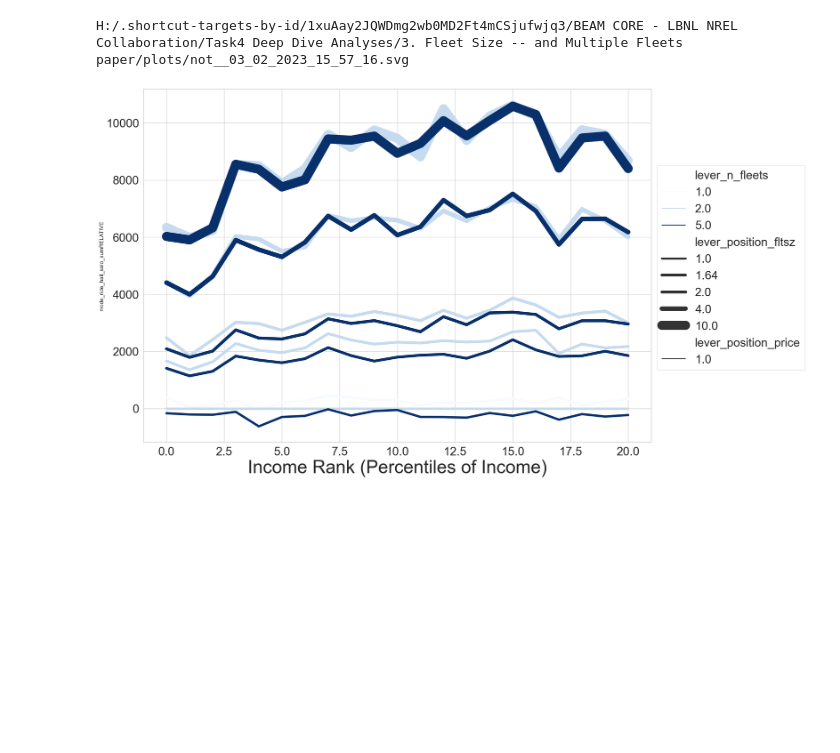
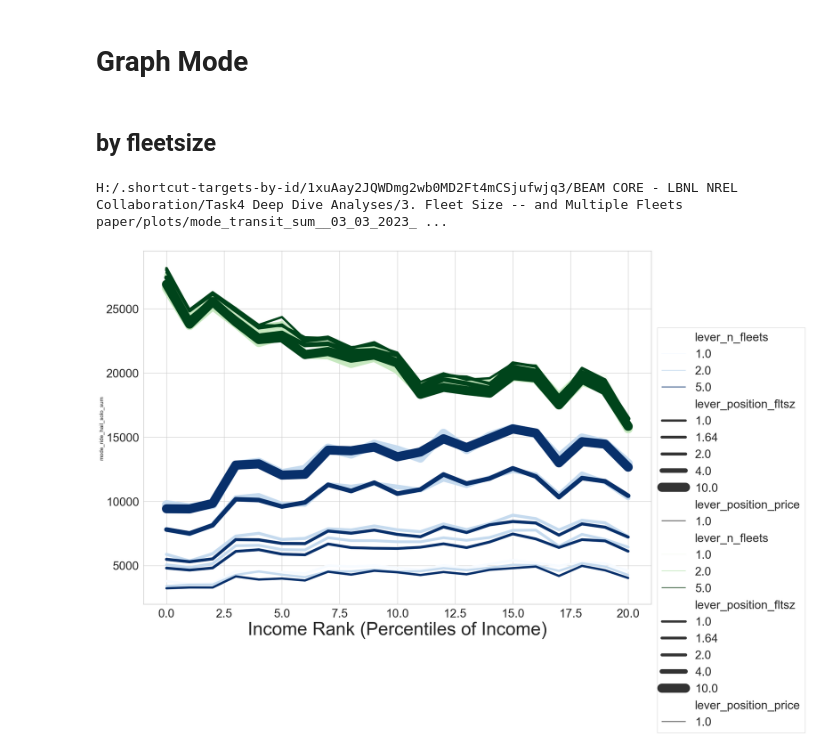
Before and after one commit to LBNL-UCB-STI/beam-core-analysis, a Jupyter notebook: Users/Annika/3MultFleets/PlotsNotLorenz.ipynb, the cells around one changed output. Saved outputs shown, nothing was run; the diff lists cells and outputs as text; code cells hidden in the pictures; blank space fills up the shorter version.

Commit message:
adding price non-lorenz plots

```diff
--- a/Users/Annika/3MultFleets/PlotsNotLorenz.ipynb
+++ b/Users/Annika/3MultFleets/PlotsNotLorenz.ipynb
@@ -18,6 +18,7 @@ path_output = path + 'plots/'
 #df_lorenz = pd.read_csv('C:/Users/annik/tmpOnATBcomputer/sf_2018_stacked_rh_fltsz_price_1.csv')
 #df_lorenz = pd.read_csv('H:/.shortcut-targets-by-id/1xuAay2JQWDmg2wb0MD2Ft4mCSjufwjq3/BEAM CORE - LBNL NREL Collaboration/Task4 Deep Dive Analyses/3. Fleet Size -- and Multiple Fleets paper/data/mult_fleets/sf_2018_stacked_rh_fltsz_price_incRank_1_2_modifiedLeverNumbers.csv')
 df_lorenz = pd.read_csv(path_data + 'sf_2018_stacked_rh_fltsz_price_incRank_1_2_modifiedLeverNumbers.csv')
+df_lorenz['mode_transit_sum'] = df_lorenz['mode_bike_transit_sum'] + df_lorenz['mode_drive_transit_sum']+df_lorenz['mode_walk_transit_sum']
 # %%
 #df_lorenz.info()
 #print(df_lorenz.columns.tolist())
@@ -35,8 +57,11 @@ Make a Relative to Baseline variable
 # %%
 # CHOOSE which to make relative to baseline
-temp_varName = "mode_ride_hail_solo_sum" # Potential_INEXUS_mean
-temp_varNameRel = "mode_ride_hail_solo_sumRELATIVE" #
+temp_varName = "Potential_INEXUS_mean" # Potential_INEXUS_mean
+temp_varNameRel = "Potential_INEXUS_meanRELATIVE" #
 
 df_lorenz['temp_varName_baseOnly'] = df_lorenz[temp_varName].where(df_lorenz['baseline']==1) # only not NA if it's at baseline
 df_lorenz['temp_varName_base'] = df_lorenz.groupby(["incRank"])['temp_varName_baseOnly'].transform('max')
 df_lorenz[temp_varNameRel]=df_lorenz[temp_varName]-df_lorenz['temp_varName_base']
+#df_lorenz.groupby(["incRank"])[temp_varName].describe()
+#df_lorenz.groupby(["incRank"])['temp_varName_base'].describe()
+#df_lorenz[['baseline','incRank',temp_varNameRel,'temp_varName_base','incomeInThousands_mean','Potential_INEXUS_mean','temp_varName_baseOnly','temp_varName_base',temp_varNameRel,'lever_n_fleets', 'lever_position_fltsz','lever_position_price']].head(56)
@@ -61,30 +119,32 @@ H:/.shortcut-targets-by-id/1xuAay2JQWDmg2wb0MD2Ft4mCSjufwjq3/BEAM CORE - LBNL NR
+# %% [markdown]
+# Graph Mode
+# %% [markdown]
+## by fleetsize
 # %%
-t_plot = sns.lineplot(data = df_lorenz.loc[ (df_lorenz['lever_position_price']==1)
-                                           &(df_lorenz['lever_position_fltsz']>=-1)
-                                           &(df_lorenz['lever_n_fleets']>=0)],
-            x = 'incRank',
-            y = temp_varName, #temp_varNameRel
-            hue = 'lever_n_fleets', # hue, style, size
-            style = 'lever_position_price',
-            size ="lever_position_fltsz", sizes=(5,20),
-                      #size_order=["T1", "T2"],
-             #palette = palette,
-            ci=None, linewidth = 6,
-            palette = 'Blues'
-            )
+graph_Data = df_lorenz.loc[ (df_lorenz['lever_position_price']==1)
+                           &(df_lorenz['lever_position_fltsz']>=-1)
+                           &(df_lorenz['lever_n_fleets']>=0)]
+y_variable = 'mode_ride_hail_solo_sum' # mode_ride_hail_solo_sum  mode_transit_sum  mode_ride_hail_pooled_sum mode_ride_hail_solo_sum mode_ridehail_total_sum
+t_plot = sns.lineplot(data = graph_Data, x = 'incRank', y = y_variable, ci=None, linewidth = 6,
+            size ="lever_position_fltsz", sizes=(5,20), hue = 'lever_n_fleets', style = 'lever_position_price',
+            palette = 'Blues')
+y_variable = 'mode_transit_sum' # mode_ride_hail_solo_sum  mode_transit_sum  mode_ride_hail_pooled_sum mode_ride_hail_solo_sum mode_ridehail_total_sum
+t_plot = sns.lineplot(data = graph_Data, x = 'incRank', y = y_variable, ci=None, linewidth = 6,
+            size ="lever_position_fltsz", sizes=(5,20), hue = 'lever_n_fleets', style = 'lever_position_price',
+            palette = 'Greens')
 t_plot.set_xlabel('Income Rank (Percentiles of Income)', fontsize = 40)
-#t_plot.set_ylabel('ggg', fontsize = 40)
+#t_plot.set_ylabel( fontsize = 40)
 t_plot.yaxis.set_tick_params(labelsize = 26)
 t_plot.xaxis.set_tick_params(labelsize = 26)
 t_plot.legend(fontsize='medium', fancybox=False, bbox_to_anchor=(1, 0.8), ncol=1, frameon=True, loc = 'best', prop={'size': 26})
 # SAVE
 
 import datetime
 now = datetime.datetime.now()
-filename  = path_output + 'not' + "__" + datetime.datetime.now().strftime('%m_%d_%Y_%H_%M_%S') + '.svg'
+filename  = path_output + y_variable + "__" + datetime.datetime.now().strftime('%m_%d_%Y_%H_%M_%S') + '.svg'
 print(filename)
 plt.savefig(filename, format='svg')
 #plt.savefig('lorenz_viridisATB.png', dpi=1000)
 # %% [output]
-H:/.shortcut-targets-by-id/1xuAay2JQWDmg2wb0MD2Ft4mCSjufwjq3/BEAM CORE - LBNL NREL Collaboration/Task4 Deep Dive Analyses/3. Fleet Size -- and Multiple Fleets paper/plots/not__03_02_2023_15_57_16.svg
+H:/.shortcut-targets-by-id/1xuAay2JQWDmg2wb0MD2Ft4mCSjufwjq3/BEAM CORE - LBNL NREL Collaboration/Task4 Deep Dive Analyses/3. Fleet Size -- and Multiple Fleets paper/plots/mode_transit_sum__03_03_2023_ ...
-[figure, old version]
+[figure, new version]
```
Also changed, not shown: parts of 20 cells of this notebook, 1 other file.
